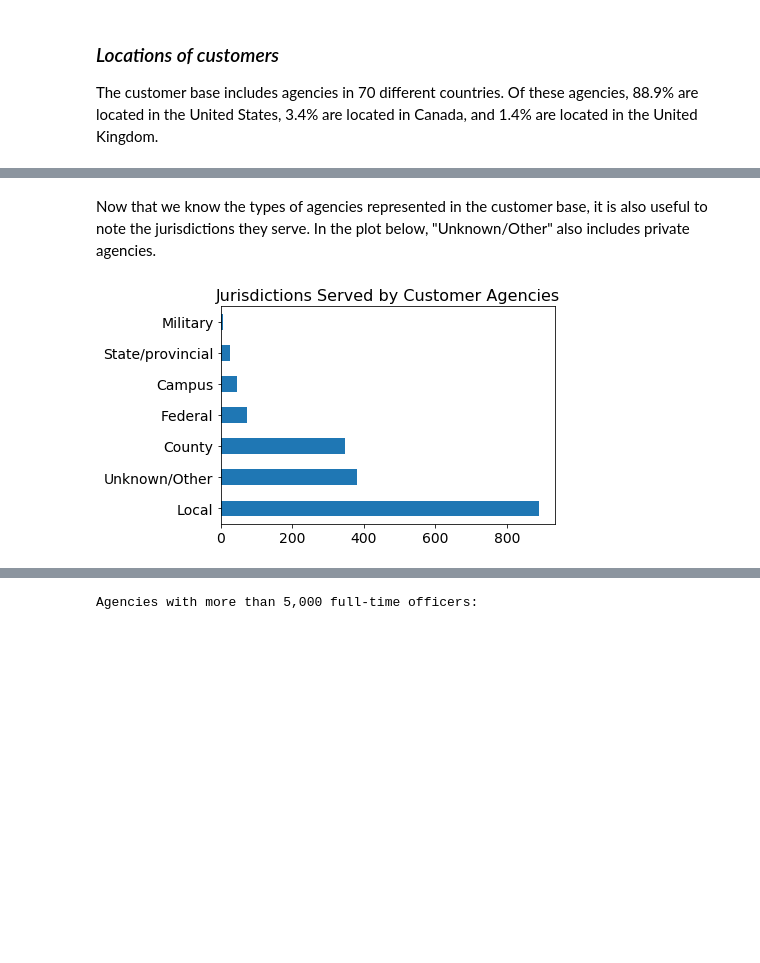
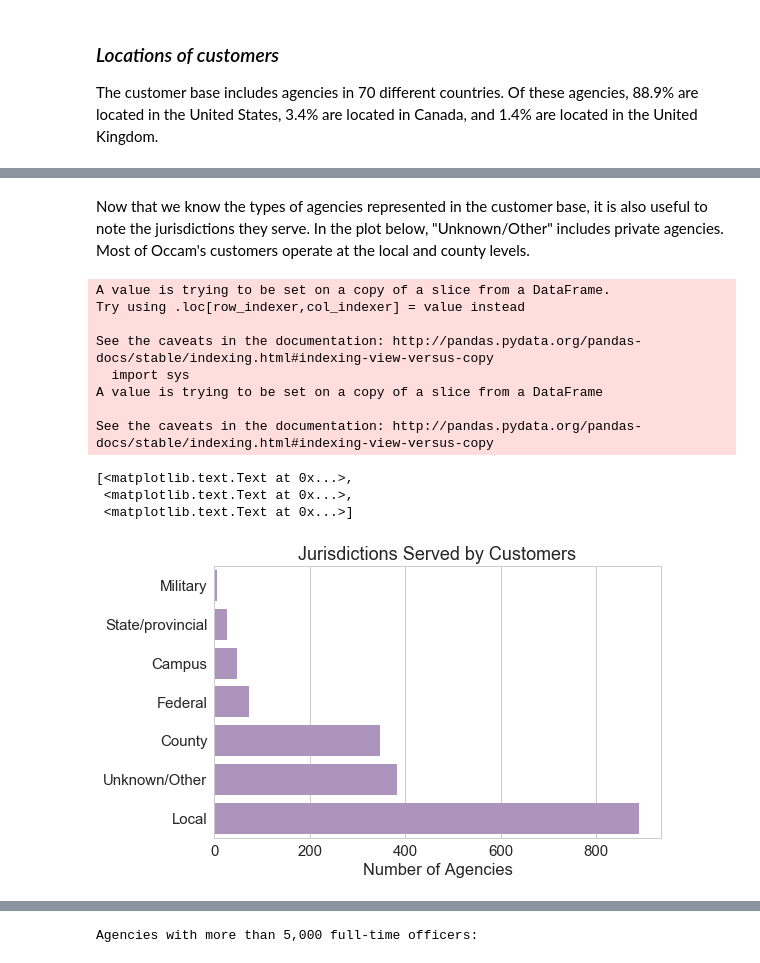
Before and after one commit to tefoneill/Thinkful-Data-Science-Bootcamp, a Jupyter notebook: iNPUT-ACE Notes.ipynb, the cells around one changed output, grey strips where cells are left out. Drawn from its saved outputs; the diff is of its cells as text; code cells hidden in the pictures; blank space fills up the shorter version.

```diff
--- a/iNPUT-ACE Notes.ipynb
+++ b/iNPUT-ACE Notes.ipynb
@@ -64,20 +69,14 @@ Occam Video Solutions' current customer base includes 3,583 contacts across 1,77
 # %%
 contacts_len = len(contacts)
-contacts_per_agency = contacts['Agency Name'].value_counts()
-#contacts['Contacts per Agency'] = contacts.groupby('Agency Name')['Agency Name'].count()
 
-#The following worked previously, generating a new colum with the frequency of each 'Agency Name', and then when I restarted the kernel and reran the cells, it generated the error message.
+#Count how many contacts are listed for each agency.
+contacts['Contacts per Agency'] = contacts.groupby('Agency Name')['Agency Name'].transform('count')
 
-contacts['Contacts per Agency'] = contacts.groupby('Agency Name').transform('count')
-
-print(contacts['Contacts per Agency'].describe())
-
+#Create a dataframe with one entry per agency.
 agencies = contacts.drop_duplicates(subset='Agency Name', keep="first")
 agencies_len = len(agencies)
 
 print('contacts: {}; \nagencies: {}'.format(contacts_len, agencies_len))
-
-
 print('\nAgencies with at least 25 contacts:')
 print(agencies.loc[agencies['Contacts per Agency']>20, ['Agency Name','Contacts per Agency']])
 # %% [output]
@@ -240,8 +246,16 @@ The bar chart below depicts the number of each type of agency in the customer ba
 # %%
 #Plot the frequencies of the different agency types in the customer base.
-agencies['type'].value_counts().plot(kind='barh',fontsize=14)
-plt.title('Agency Types in Customer Base', fontsize=16)
-plt.ylabel('')
-plt.xlabel('Number of Agencies', fontsize=14)
-plt.show()
+
+#agencies['type'].value_counts().plot(kind='barh',fontsize=14)
+#plt.title('Agency Types in Customer Base', fontsize=16)
+#plt.ylabel('')
+#plt.xlabel('Number of Agencies', fontsize=14)
+#plt.show()
+
+agencies['typecount'] = agencies.groupby('type')['type'].transform('count')
+agencies.sort_values(by='typecount', ascending=False, inplace=True)
+
+plt.figure(figsize=(8, 5))
+ax = sns.countplot(y='type', data=agencies, color="#af8dc3")
+ax.set(xlabel='Number of Agencies', ylabel='', title='Agency Types in Customer Base')
 # %% [output]
@@ -249,10 +275,28 @@ plt.show()
 # %% [markdown]
-Now that we know the types of agencies represented in the customer base, it is also useful to note the jurisdictions they serve. In the plot below, "Unknown/Other" also includes private agencies.
+Now that we know the types of agencies represented in the customer base, it is also useful to note the jurisdictions they serve. In the plot below, "Unknown/Other" includes private agencies. Most of Occam's customers operate at the local and county levels.
 # %%
 #Plot the frequencies of the different jurisdictions served by agencies in the customer base.
 
-agencies['jurisdiction'].value_counts().plot(kind='barh', fontsize=14)
-plt.title('Jurisdictions Served by Customer Agencies', fontsize=16)
-plt.show()
+#agencies['jurisdiction'].value_counts().plot(kind='barh', fontsize=14)
+#plt.title('Jurisdictions Served by Customer Agencies', fontsize=16)
+#plt.show()
+
+agencies['jurisdictioncount'] = agencies.groupby('jurisdiction')['jurisdiction'].transform('count')
+agencies.sort_values(by='jurisdictioncount', ascending=False, inplace=True)
+
+plt.figure(figsize=(8, 5))
+ax = sns.countplot(y='jurisdiction', data=agencies, color="#af8dc3")
+ax.set(xlabel='Number of Agencies', ylabel='', title='Jurisdictions Served by Customers')
 # %% [output]
+A value is trying to be set on a copy of a slice from a DataFrame.
+Try using .loc[row_indexer,col_indexer] = value instead
+
+See the caveats in the documentation: http://pandas.pydata.org/pandas-docs/stable/indexing.html#indexing-view-versus-copy
+  import sys
+A value is trying to be set on a copy of a slice from a DataFrame
+
+See the caveats in the documentation: http://pandas.pydata.org/pandas-docs/stable/indexing.html#indexing-view-versus-copy
+[<matplotlib.text.Text at 0x...>,
+ <matplotlib.text.Text at 0x...>,
+ <matplotlib.text.Text at 0x...>]
-[figure, old version]
+[figure, new version]
```
Also changed, not shown: parts of 70 cells of this notebook.
